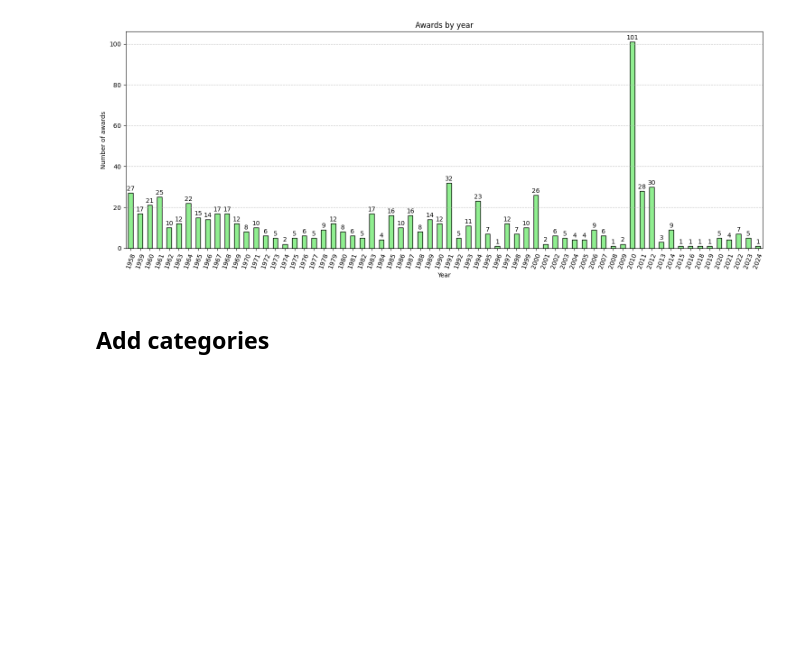
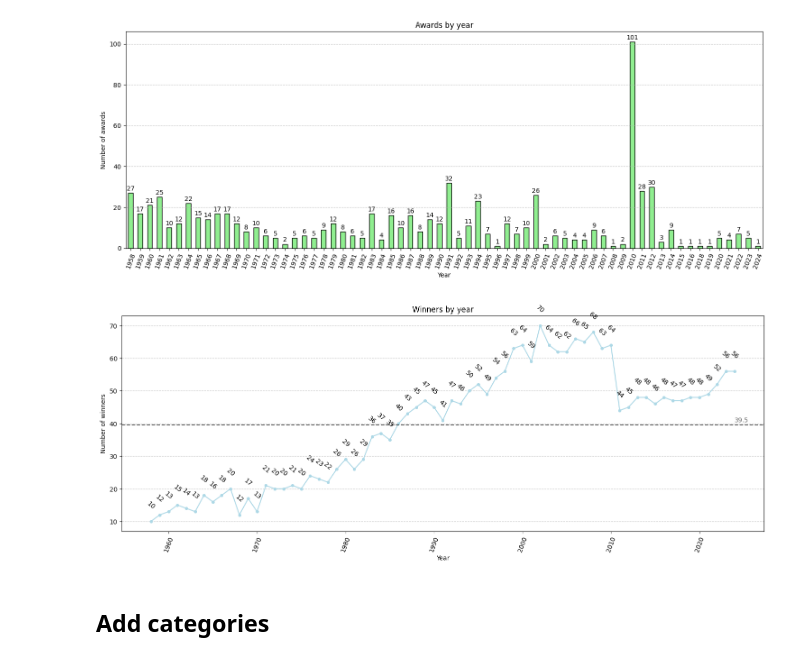
Before and after one commit to Zadigo/datasets, a Jupyter notebook: grammy/grammy_V4.ipynb, the cells around one changed output. Cells and saved outputs as stored; diff of their text form; code cells hidden in the pictures; blank space fills up the shorter version.

```diff
--- a/grammy/grammy_V4.ipynb
+++ b/grammy/grammy_V4.ipynb
@@ -95,6 +119,41 @@ plt.tight_layout()
 plt.show()
 # %% [output]
 [figure]
+# %%
+winners = df[df.winner == True]
+winners_by_year = winners.groupby('year')['artist'].count()
+# %%
+plt.figure(figsize=(15, 6))
+
+ax = winners_by_year.plot(kind='line', color='lightblue', marker='o', markersize=4)
+
+plt.title('Winners by year')
+
+plt.xlabel('Year')
+plt.ylabel('Number of winners')
+
+plt.xticks(rotation=70)
+plt.grid(axis='y', linestyle='--', alpha=0.7)
+
+params = {'ha': 'center', 'va': 'center', 'rotation': -40}
+
+for x, y in zip(winners_by_year.index, winners_by_year.values):
+    ax.text(x, y + 5, f'{int(y)}', **params)
+
+
+# Calculate average
+avg_winners = winners_by_year.mean()
+ax.axhline(y=avg_winners, color='black', linestyle='--', alpha=0.6, linewidth=1.5, label='Average')
+
+x_pos = winners_by_year.index[-1]
+ax.text(x_pos, avg_winners + 0.5, f'{avg_winners:.1f}', color='black', alpha=0.6, fontsize=10, ha='left', va='bottom')
+
+plt.grid(axis='y', linestyle='--', alpha=0.7)
+plt.tight_layout()
+
+plt.show()
+# %% [output]
+[figure, added]
 # %%
 df.to_csv('grammies_v4.csv', index=False)
 # %% [markdown]
```
Also changed, not shown: parts of 4 cells of this notebook, 14 other files.
